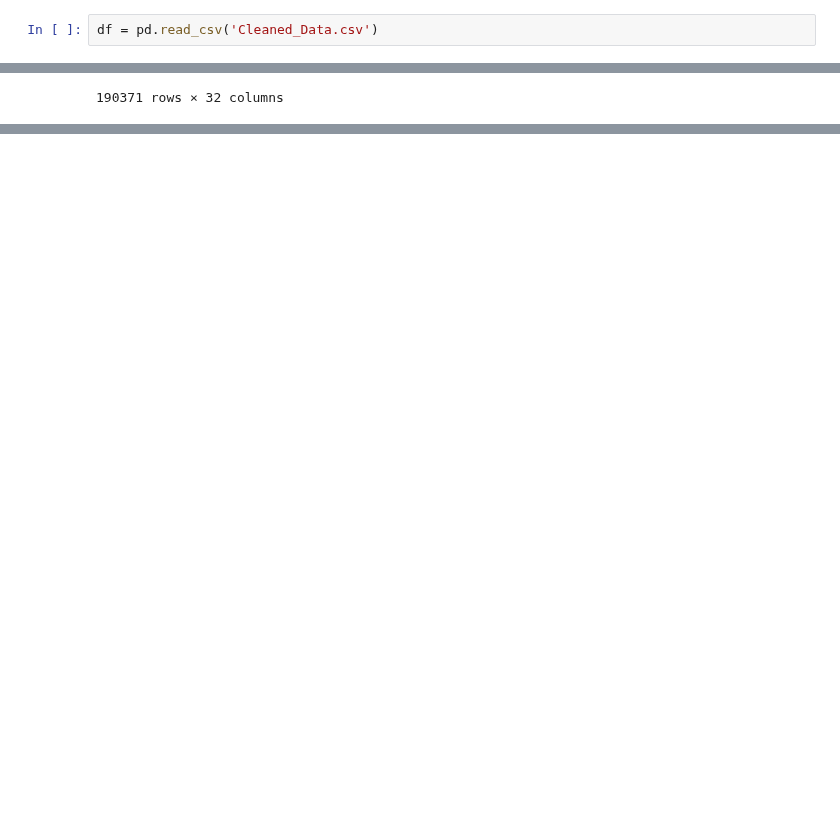
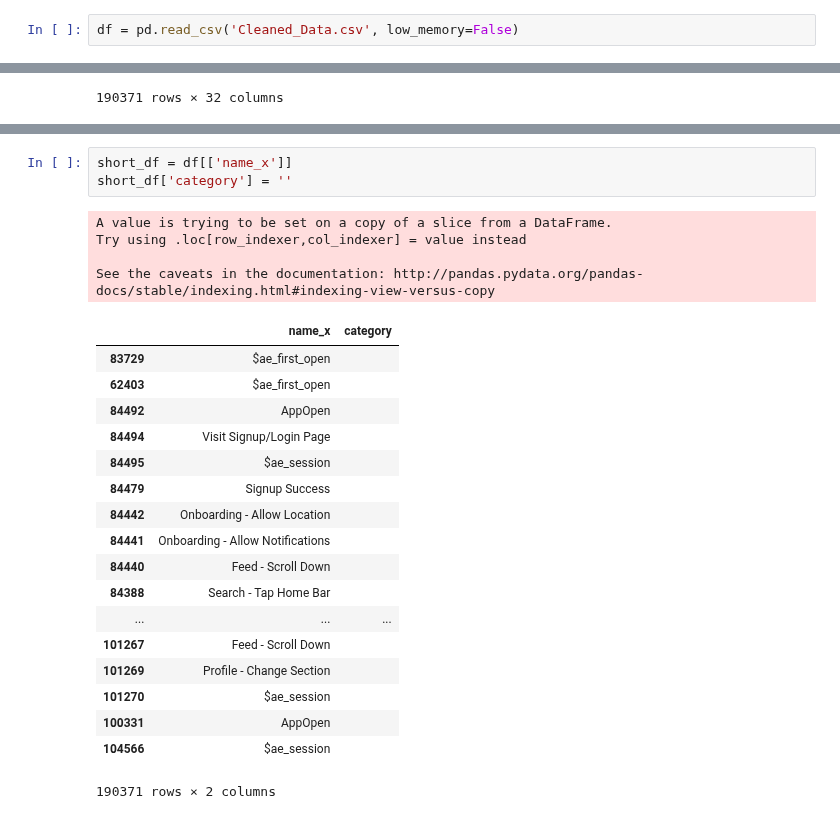
Before and after one commit to prkrishnan1/Simmer_DSS_SP20_Project_1, a Jupyter notebook: SQS_Metric.ipynb, the cells around one changed output, grey strips where cells are left out. Drawn from its saved outputs; the diff is of its cells as text; blank space fills up the shorter version.

```diff
--- a/SQS_Metric.ipynb
+++ b/SQS_Metric.ipynb
@@ -2,7 +2,7 @@
 import pandas as pd
 import numpy as np
 # %%
-df = pd.read_csv('Cleaned_Data.csv')
+df = pd.read_csv('Cleaned_Data.csv', low_memory=False)
 # %%
 df = df.sort_values(by=['distinct_id', 'time'])
 df['ae_session_length'] = df['ae_session_length'].fillna('-1')
@@ -77,0 +53,26 @@ array(['$ae_first_open', 'AppOpen', 'Visit Signup/Login Page',
+# %%
+short_df = df[['name_x']]
+short_df['category'] = ''
+# %% [output]
+A value is trying to be set on a copy of a slice from a DataFrame.
+Try using .loc[row_indexer,col_indexer] = value instead
+
+See the caveats in the documentation: http://pandas.pydata.org/pandas-docs/stable/indexing.html#indexing-view-versus-copy
+|  | name_x | category |
+| 83729 | $ae_first_open |  |
+| 62403 | $ae_first_open |  |
+| 84492 | AppOpen |  |
+| 84494 | Visit Signup/Login Page |  |
+| 84495 | $ae_session |  |
+| 84479 | Signup Success |  |
+| 84442 | Onboarding - Allow Location |  |
+| 84441 | Onboarding - Allow Notifications |  |
+| 84440 | Feed - Scroll Down |  |
+| 84388 | Search - Tap Home Bar |  |
+| ... | ... | ... |
+| 101267 | Feed - Scroll Down |  |
+| 101269 | Profile - Change Section |  |
+| 101270 | $ae_session |  |
+| 100331 | AppOpen |  |
+| 104566 | $ae_session |  |
+190371 rows × 2 columns
```
Also changed, not shown: parts of 11 cells of this notebook.
